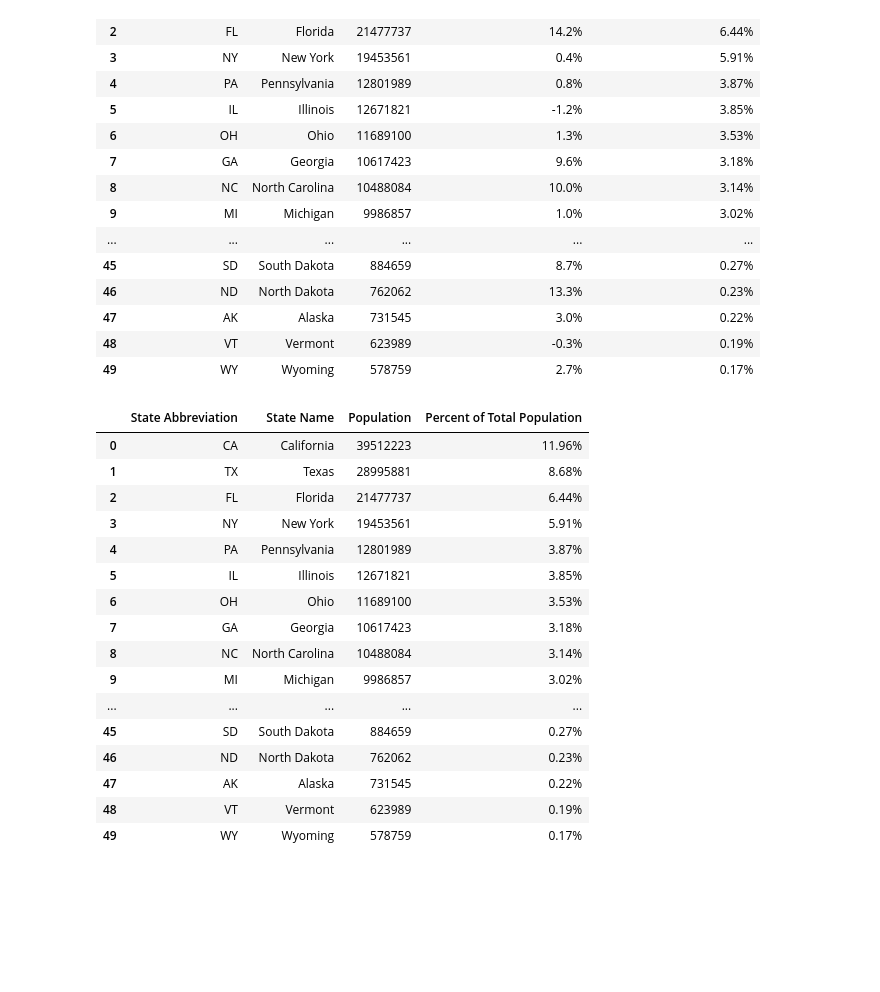
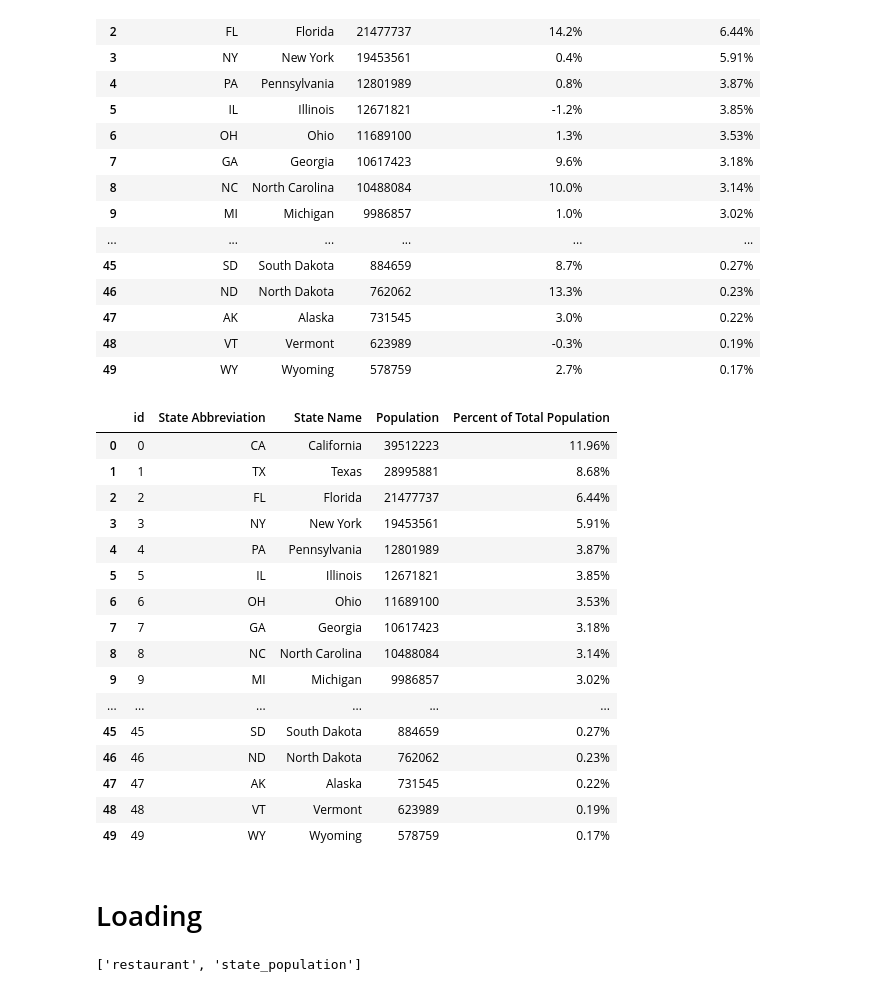
Before and after one commit to jhye1023/States-FastFood-Project, a Jupyter notebook: fast_food.ipynb, the cells around one changed output. Saved outputs shown, nothing was run; the diff lists cells and outputs as text; code cells hidden in the pictures; blank space fills up the shorter version.

Commit message:
loading code

```diff
--- a/fast_food.ipynb
+++ b/fast_food.ipynb
@@ -109,7 +109,7 @@ fast_food_state[['Restaurant_Count']].sort_values('Restaurant_Count',ascending=F
 # %%
 # Import population by state
 
-population = "US_population_2018.csv"
+population = "Resources/US_population_2018.csv"
 population = pd.read_csv(population)
 population.head()
 # %% [output]
@@ -239,22 +241,27 @@ populate_by_state
 # %%
 populate_by_state=populate_by_state.drop(["Population Percent Change"], axis=1)
 # %%
-populate_by_state
+populate_by_state=populate_by_state.reset_index()
-# %% [output]
-|  | State Abbreviation | State Name | Population | Percent of Total Population |
-| 0 | CA | California | 39512223 | 11.96% |
-| 1 | TX | Texas | 28995881 | 8.68% |
-| 2 | FL | Florida | 21477737 | 6.44% |
-| 3 | NY | New York | 19453561 | 5.91% |
-| 4 | PA | Pennsylvania | 12801989 | 3.87% |
-| 5 | IL | Illinois | 12671821 | 3.85% |
-| 6 | OH | Ohio | 11689100 | 3.53% |
-| 7 | GA | Georgia | 10617423 | 3.18% |
-| 8 | NC | North Carolina | 10488084 | 3.14% |
-| 9 | MI | Michigan | 9986857 | 3.02% |
-| ... | ... | ... | ... | ... |
-| 45 | SD | South Dakota | 884659 | 0.27% |
-| 46 | ND | North Dakota | 762062 | 0.23% |
-| 47 | AK | Alaska | 731545 | 0.22% |
-| 48 | VT | Vermont | 623989 | 0.19% |
-| 49 | WY | Wyoming | 578759 | 0.17% |
+# %%
+populate_by_state=populate_by_state.rename(columns={"index":"id", "population": "Population"})
+populate_by_state
+# %% [output]
+|  | id | State Abbreviation | State Name | Population | Percent of Total Population |
+| 0 | 0 | CA | California | 39512223 | 11.96% |
+| 1 | 1 | TX | Texas | 28995881 | 8.68% |
+| 2 | 2 | FL | Florida | 21477737 | 6.44% |
+| 3 | 3 | NY | New York | 19453561 | 5.91% |
+| 4 | 4 | PA | Pennsylvania | 12801989 | 3.87% |
+| 5 | 5 | IL | Illinois | 12671821 | 3.85% |
+| 6 | 6 | OH | Ohio | 11689100 | 3.53% |
+| 7 | 7 | GA | Georgia | 10617423 | 3.18% |
+| 8 | 8 | NC | North Carolina | 10488084 | 3.14% |
+| 9 | 9 | MI | Michigan | 9986857 | 3.02% |
+| ... | ... | ... | ... | ... | ... |
+| 45 | 45 | SD | South Dakota | 884659 | 0.27% |
+| 46 | 46 | ND | North Dakota | 762062 | 0.23% |
+| 47 | 47 | AK | Alaska | 731545 | 0.22% |
+| 48 | 48 | VT | Vermont | 623989 | 0.19% |
+| 49 | 49 | WY | Wyoming | 578759 | 0.17% |
+# %% [markdown]
+# Loading
@@ -260,0 +274,4 @@ populate_by_state
+# %%
+engine.table_names()
+# %% [output]
+['restaurant', 'state_population']
```
Also changed, not shown: parts of 9 cells of this notebook.
